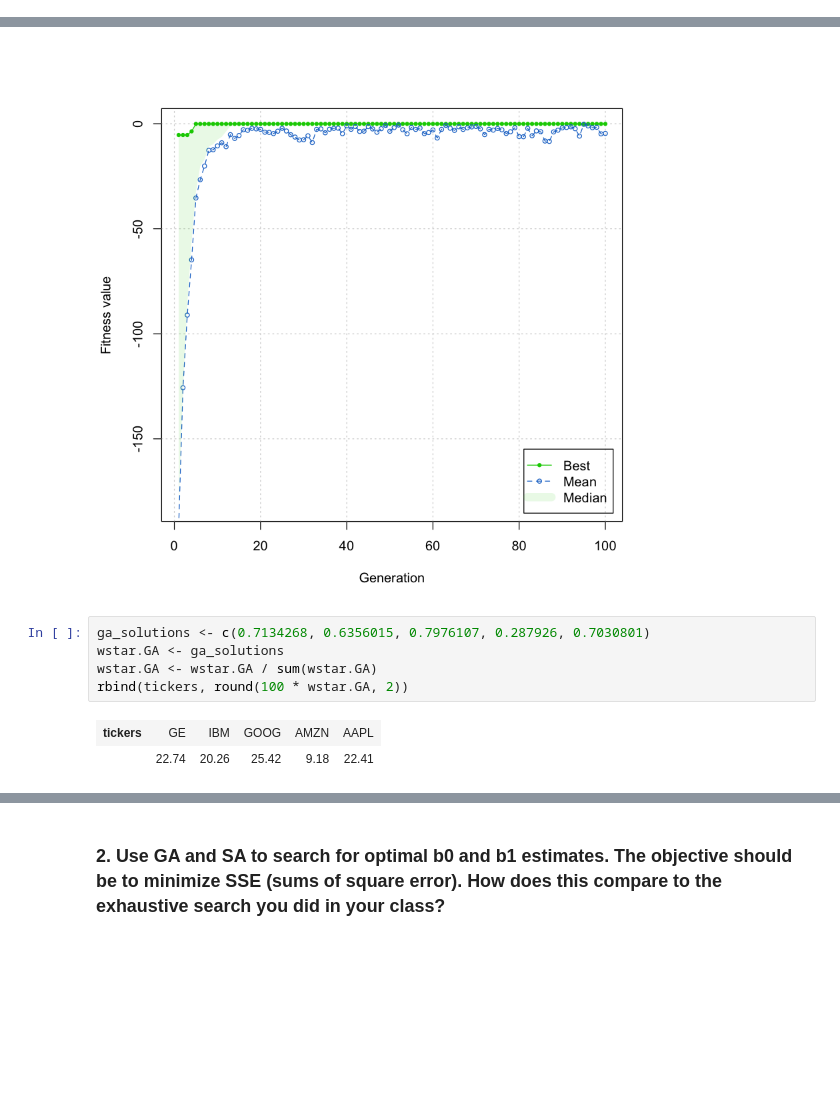
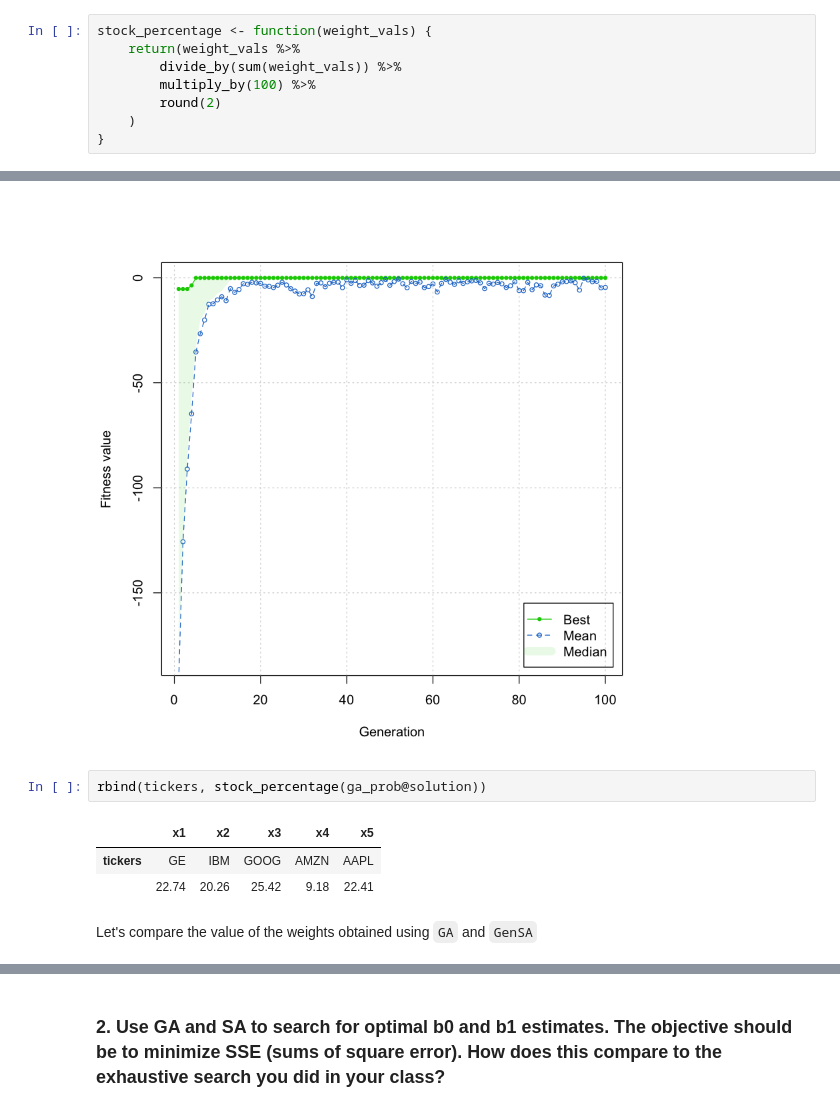
Before and after one commit to nicksspirit/MSBA, a Jupyter notebook: 64018/RNotebook/metaheuristics_umuoh.ipynb, the cells around one changed output, grey strips where cells are left out. Drawn from its saved outputs; the diff is of its cells as text; blank space fills up the shorter version.

Commit message:
* Added plot of GA and SA for linear regression * Added comparison tables for portfolio optimization problem (question 2)

```diff
--- a/64018/RNotebook/metaheuristics_umuoh.ipynb
+++ b/64018/RNotebook/metaheuristics_umuoh.ipynb
@@ -59,6 +60,14 @@ pb_obj <- function(w) {
 }
 # %% [output]
 [1] "GE"   "IBM"  "GOOG" "AMZN" "AAPL"
+# %%
+stock_percentage <- function(weight_vals) {
+    return(weight_vals %>%
+        divide_by(sum(weight_vals)) %>%
+        multiply_by(100) %>%
+        round(2)
+    )
+}
 # %% [markdown]
 ### A simulated anealing approach to the portfolio problem
 # %%
@@ -135,11 +136,11 @@ Solution =
             x1        x2        x3       x4        x5
 [1,] 0.7134268 0.6356015 0.7976107 0.287926 0.7030801
 [figure]
-# %%
-ga_solutions <- c(0.7134268, 0.6356015, 0.7976107, 0.287926, 0.7030801)
-wstar.GA <- ga_solutions
-wstar.GA <- wstar.GA / sum(wstar.GA)
-rbind(tickers, round(100 * wstar.GA, 2))
-# %% [output]
-| tickers | GE | IBM | GOOG | AMZN | AAPL |
-|  | 22.74 | 20.26 | 25.42 | 9.18 | 22.41 |
+# %%
+rbind(tickers, stock_percentage(ga_prob@solution))
+# %% [output]
+|  | x1 | x2 | x3 | x4 | x5 |
+| tickers | GE | IBM | GOOG | AMZN | AAPL |
+|  | 22.74 | 20.26 | 25.42 | 9.18 | 22.41 |
+# %% [markdown]
+Let's compare the value of the weights obtained using `GA` and `GenSA`
```
Also changed, not shown: parts of 18 cells of this notebook.
